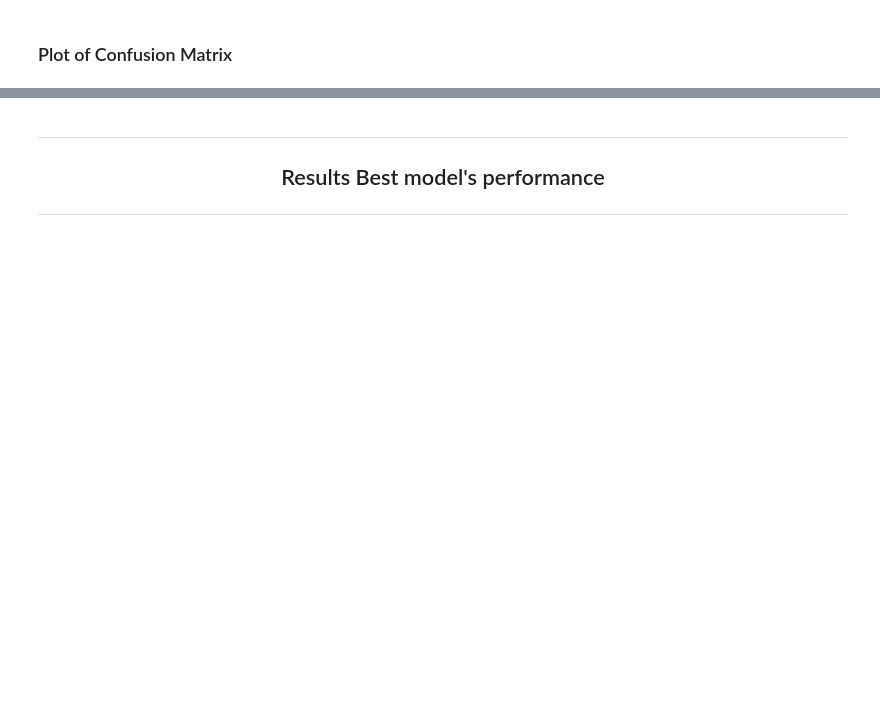
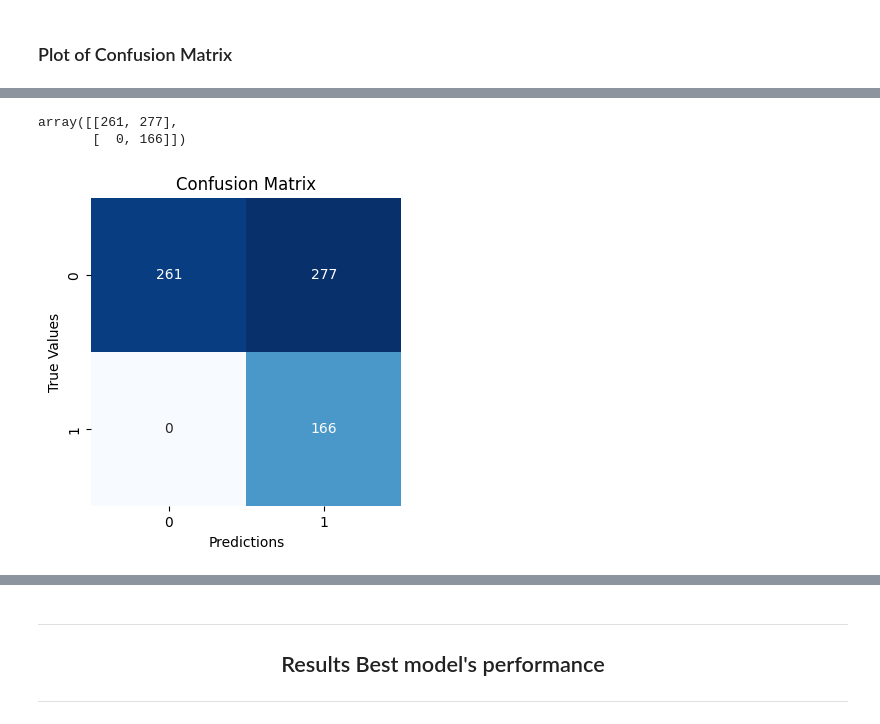
Before and after one commit to ABF-QC/Module2_Project2_team, a Jupyter notebook: notebook/Validation.ipynb, the cells around one changed output, grey strips where cells are left out. Saved outputs shown, nothing was run; the diff lists cells and outputs as text; code cells hidden in the pictures; blank space fills up the shorter version.

```diff
--- a/notebook/Validation.ipynb
+++ b/notebook/Validation.ipynb
@@ -204,0 +192,3 @@ plt.show()
+# %%
+churn_score = orig_df['Churn Score'].iloc[X_val.index]
+churn_score
@@ -204,0 +211,6 @@ plt.show()
+# %%
+threshold = 50
+
+churn_score_bin = (churn_score >= threshold).astype(int)
+
+churn_score_bin
@@ -204,0 +230,37 @@ plt.show()
+# %%
+cm = confusion_matrix(y_val, churn_score_bin)
+cm
+# %% [output]
+array([[261, 277],
+       [  0, 166]])
+# %%
+# Retrieve classes' name
+true = balanced_model.classes_[0]
+false = balanced_model.classes_[1]
+# %%
+# Create visualization for the confusion Matrix
+
+# Create figure and adjsut its size
+plt.figure(figsize=(4,4))
+
+# Create heatmap
+ax = sns.heatmap(cm, annot=True, fmt='g', cbar=False, cmap='Blues')
+
+# Add Title
+ax.set_title('Confusion Matrix')
+
+# Adjust ticks labels
+ax.set_xticklabels(labels=[true, false])
+ax.set_yticklabels(labels=[true, false])
+
+# Adjust axis labels
+ax.set_xlabel(xlabel='Predictions')
+ax.set_ylabel(ylabel='True Values')
+
+# Save plot
+plt.savefig('../graph/ConfusionMatrix_val_ChurnScore.png')
+
+# Show plot
+plt.show()
+# %% [output]
+[figure, added]
```
Also changed, not shown: parts of 28 cells of this notebook.
